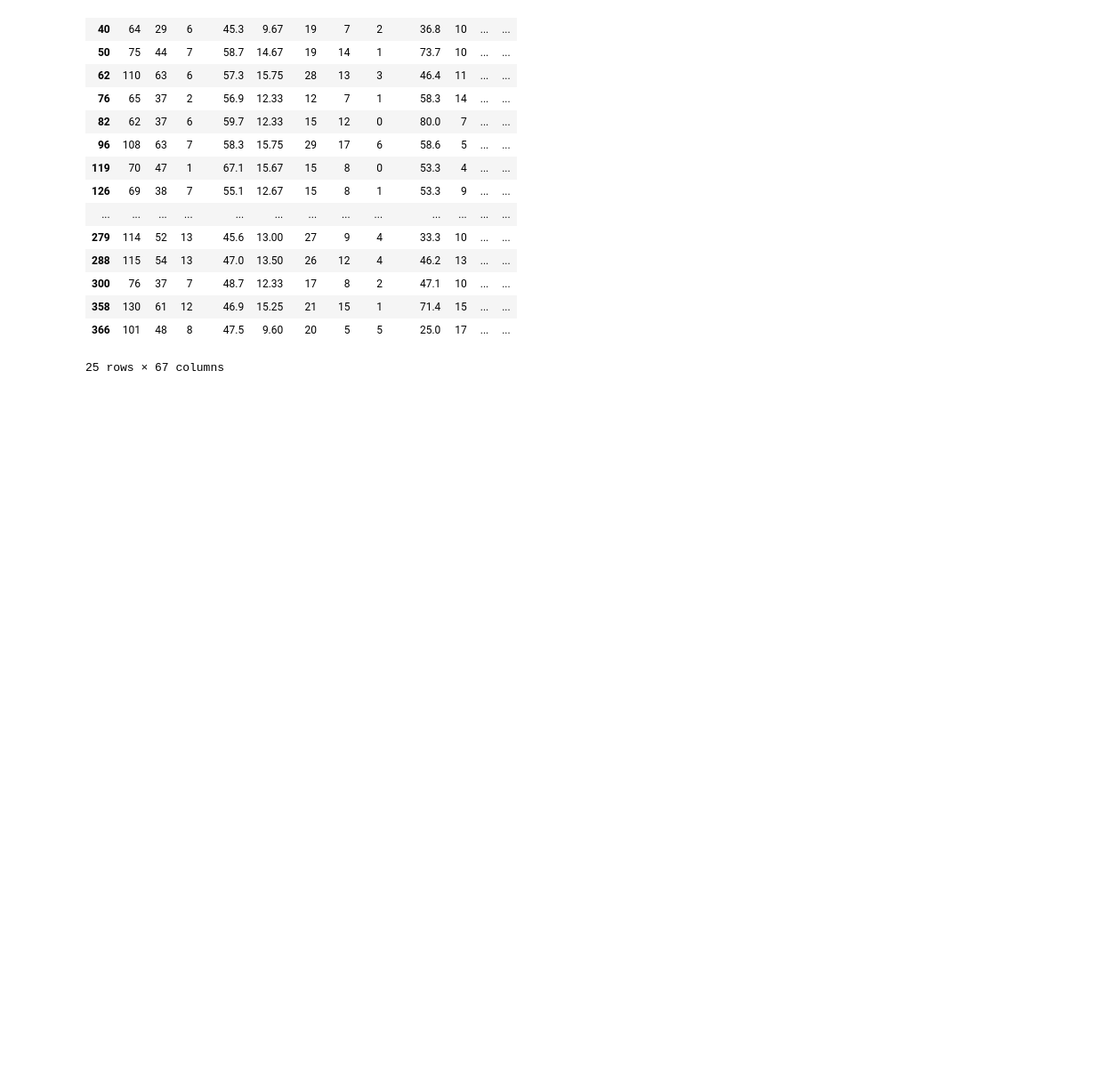
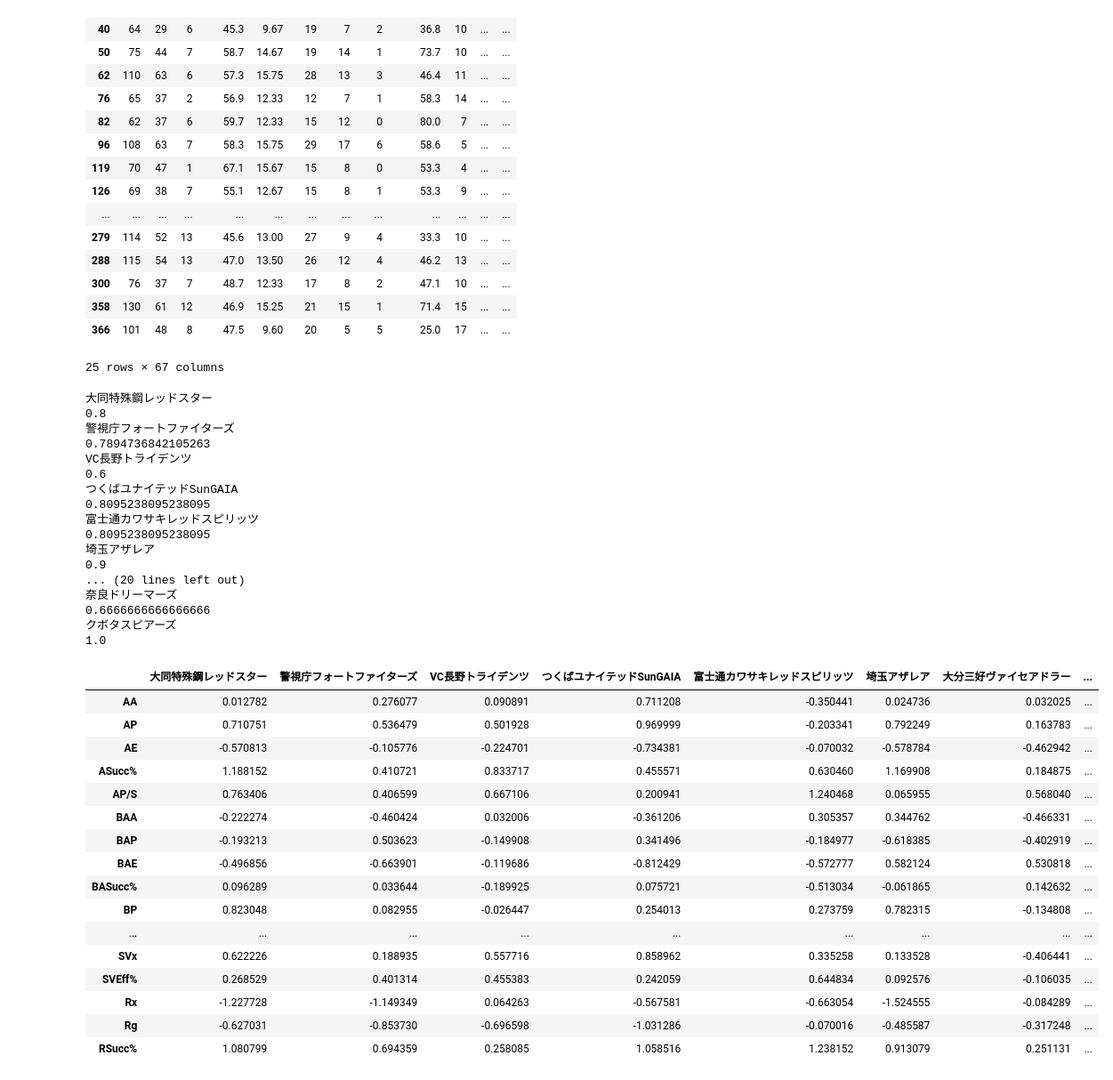
Before and after one commit to vleaguebot-lab/vleague_stats, a Jupyter notebook: data_collect_lab2.ipynb, the cells around one changed output. Shown at 89% size. Cells and saved outputs as stored; diff of their text form; code cells hidden in the pictures; blank space fills up the shorter version.

```diff
--- a/data_collect_lab2.ipynb
+++ b/data_collect_lab2.ipynb
@@ -44,6 +44,13 @@ paths = paths[-5:]
 print(paths)
 # %% [output]
 ['database/v2_m\\teamdb_2017-18_regular.csv', 'database/v2_m\\teamdb_2018-19_regular.csv', 'database/v2_m\\teamdb_2019-20_regular.csv', 'database/v2_m\\teamdb_2020-21_regular.csv', 'database/v2_m\\tea ...
+# %%
+df_list = []
+for path in paths:
+    df_list.append(pd.read_csv(path))
+
+all_df = pd.concat(df_list)
+all_df.to_csv('{}_17-22.csv'.format(division))
 # %%
 df4 = pd.DataFrame(index=index)
 for path in paths:
@@ -214,3 +221,71 @@ team_df
 | 358 | 130 | 61 | 12 | 46.9 | 15.25 | 21 | 15 | 1 | 71.4 | 15 | ... | ... |
 | 366 | 101 | 48 | 8 | 47.5 | 9.60 | 20 | 5 | 5 | 25.0 | 17 | ... | ... |
 25 rows × 67 columns
+# %%
+df4 = pd.DataFrame(index=index)
+df5 = pd.DataFrame(index=['Score'])
+teams = list(all_df['Team'].drop_duplicates())
+# teams = teams[5:]
+# df = pd.read_csv(path)
+f = lambda x: 1 if x == 'Win' else 0
+for team in teams:
+    print(team)
+    # try:
+    team_df = all_df[all_df['Team']==team].copy()
+    team_df['Win'] = team_df['Win_Lose'].map(f)
+    df2 = team_df[index].copy()
+    # df2['BASucc%'].replace('-', np.nan, inplace=True)
+    # df2['BASucc%'] = df2['BASucc%'].apply(lambda x: np.nan if x == '-' else x).astype(float)
+    df2['BASucc%'] = df2['BASucc%'].apply(lambda x: 0 if x == '-' else x).astype(float)
+    # df2['BASucc%'] =df2['BASucc%'].astype(float)
+    df3 = df2.apply(lambda x: (x-x.mean())/x.std(), axis=0)
+    X = df3 # 説明変数
+    Y = team_df['Win']
+    X_train, X_test, Y_train, Y_test = train_test_split(X, Y, test_size = 0.2, random_state = 0) # 80%のデータを学習データに、20%を検証データにする
+
+    lr = LogisticRegression() # ロジスティック回帰モデルのインスタンスを作成
+    lr_ = lr.fit(X_train, Y_train) # ロジスティック回帰モデルの重みを学習
+    Y_pred = lr.predict(X_test)
+    score = accuracy_score(Y_test, Y_pred)
+    print(score)
+    df5[team] = score
+    # print(Y_test, Y_pred)
+    df4[team] = lr.coef_[0]
+    # except:
+        # print('勝利or敗北が1以下')
+df4
+# %% [output]
+大同特殊鋼レッドスター
+0.8
+警視庁フォートファイターズ
+0.7894736842105263
+VC長野トライデンツ
+0.6
+つくばユナイテッドSunGAIA
+0.8095238095238095
+富士通カワサキレッドスピリッツ
+0.8095238095238095
+埼玉アザレア
+0.9
+... (20 lines left out)
+奈良ドリーマーズ
+0.6666666666666666
+クボタスピアーズ
+1.0
+|  | 大同特殊鋼レッドスター | 警視庁フォートファイターズ | VC長野トライデンツ | つくばユナイテッドSunGAIA | 富士通カワサキレッドスピリッツ | 埼玉アザレア | 大分三好ヴァイセアドラー | ... |
+| AA | 0.012782 | 0.276077 | 0.090891 | 0.711208 | -0.350441 | 0.024736 | 0.032025 | ... |
+| AP | 0.710751 | 0.536479 | 0.501928 | 0.969999 | -0.203341 | 0.792249 | 0.163783 | ... |
+| AE | -0.570813 | -0.105776 | -0.224701 | -0.734381 | -0.070032 | -0.578784 | -0.462942 | ... |
+| ASucc% | 1.188152 | 0.410721 | 0.833717 | 0.455571 | 0.630460 | 1.169908 | 0.184875 | ... |
+| AP/S | 0.763406 | 0.406599 | 0.667106 | 0.200941 | 1.240468 | 0.065955 | 0.568040 | ... |
+| BAA | -0.222274 | -0.460424 | 0.032006 | -0.361206 | 0.305357 | 0.344762 | -0.466331 | ... |
+| BAP | -0.193213 | 0.503623 | -0.149908 | 0.341496 | -0.184977 | -0.618385 | -0.402919 | ... |
+| BAE | -0.496856 | -0.663901 | -0.119686 | -0.812429 | -0.572777 | 0.582124 | 0.530818 | ... |
+| BASucc% | 0.096289 | 0.033644 | -0.189925 | 0.075721 | -0.513034 | -0.061865 | 0.142632 | ... |
+| BP | 0.823048 | 0.082955 | -0.026447 | 0.254013 | 0.273759 | 0.782315 | -0.134808 | ... |
+| ... | ... | ... | ... | ... | ... | ... | ... | ... |
+| SVx | 0.622226 | 0.188935 | 0.557716 | 0.858962 | 0.335258 | 0.133528 | -0.406441 | ... |
+| SVEff% | 0.268529 | 0.401314 | 0.455383 | 0.242059 | 0.644834 | 0.092576 | -0.106035 | ... |
+| Rx | -1.227728 | -1.149349 | 0.064263 | -0.567581 | -0.663054 | -1.524555 | -0.084289 | ... |
+| Rg | -0.627031 | -0.853730 | -0.696598 | -1.031286 | -0.070016 | -0.485587 | -0.317248 | ... |
+| RSucc% | 1.080799 | 0.694359 | 0.258085 | 1.058516 | 1.238152 | 0.913079 | 0.251131 | ... |
```
Also changed, not shown: parts of 2 cells of this notebook, 2 other files.
